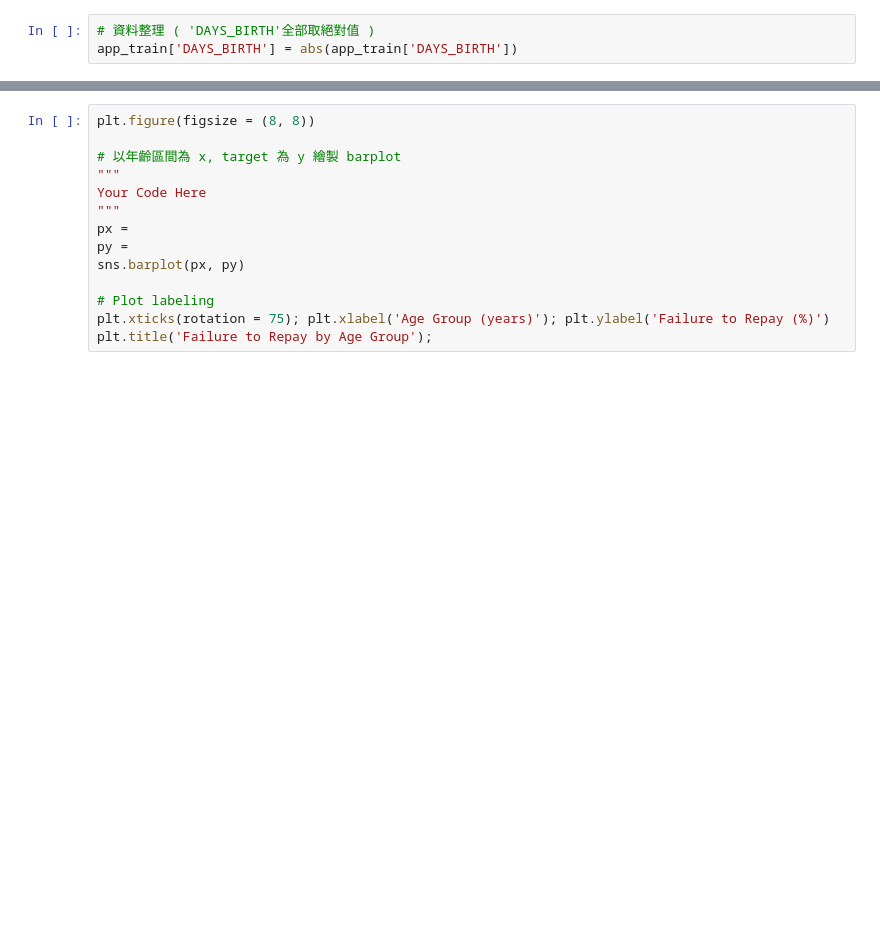
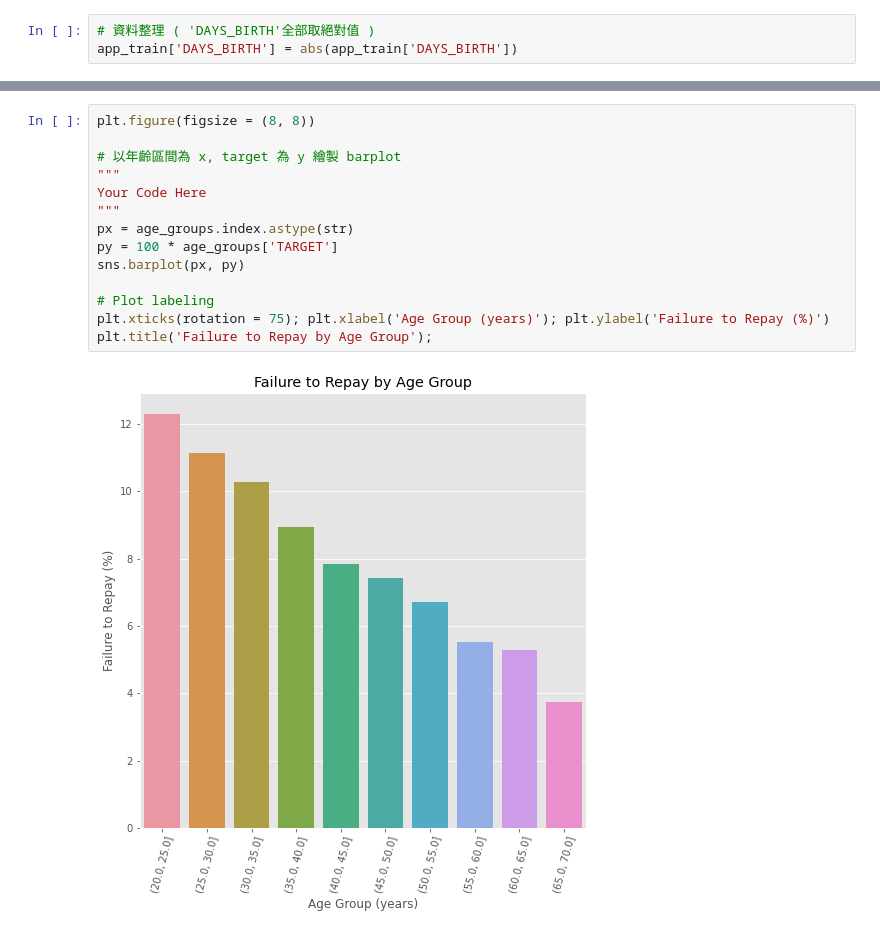
Before and after one commit to PatrickRuan/ML100Days, a Jupyter notebook: homework/Day_016_HW.ipynb, the cells around one changed output, grey strips where cells are left out. Drawn from its saved outputs; the diff is of its cells as text; blank space fills up the shorter version.

```diff
--- a/homework/Day_016_HW.ipynb
+++ b/homework/Day_016_HW.ipynb
@@ -95,14 +167,16 @@ age_groups
 # %%
 plt.figure(figsize = (8, 8))
 
 # 以年齡區間為 x, target 為 y 繪製 barplot
 """
 Your Code Here
 """
-px =
-py =
+px = age_groups.index.astype(str)
+py = 100 * age_groups['TARGET']
 sns.barplot(px, py)
 
 # Plot labeling
 plt.xticks(rotation = 75); plt.xlabel('Age Group (years)'); plt.ylabel('Failure to Repay (%)')
 plt.title('Failure to Repay by Age Group');
+# %% [output]
+[figure, added]
```
Also changed, not shown: parts of 5 cells of this notebook.
